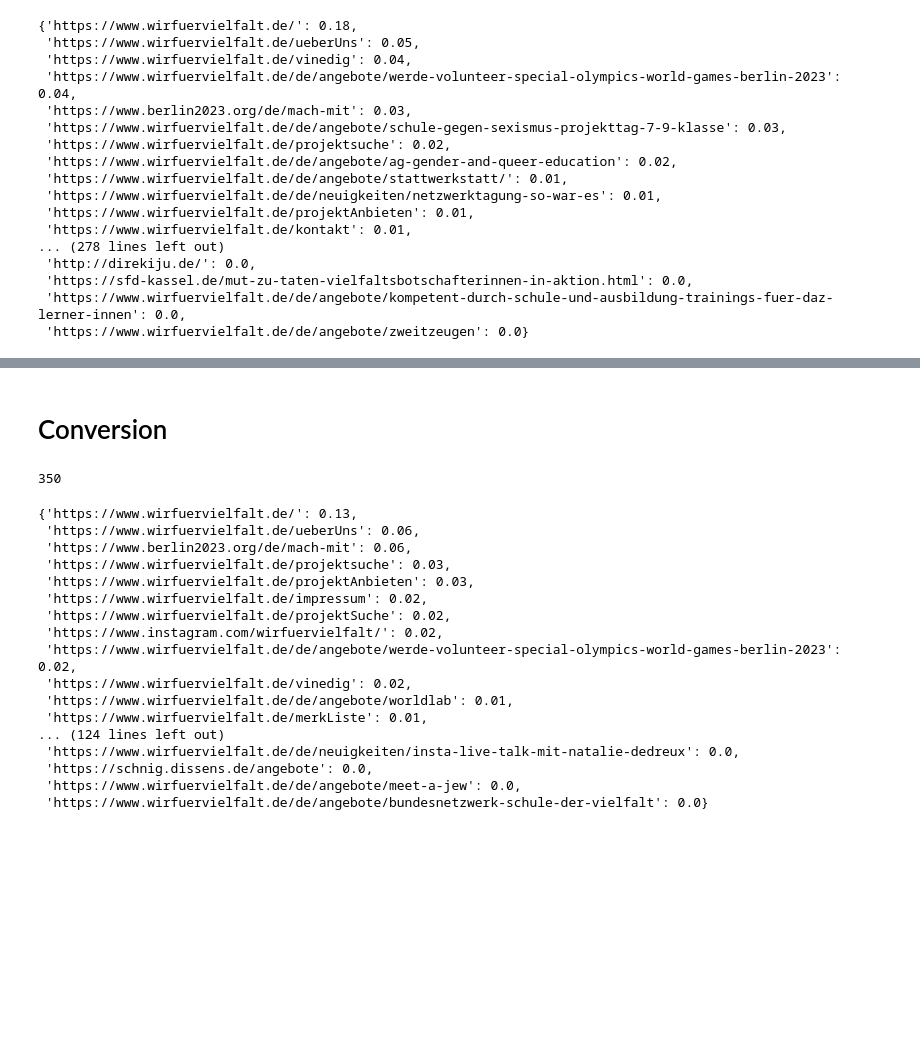
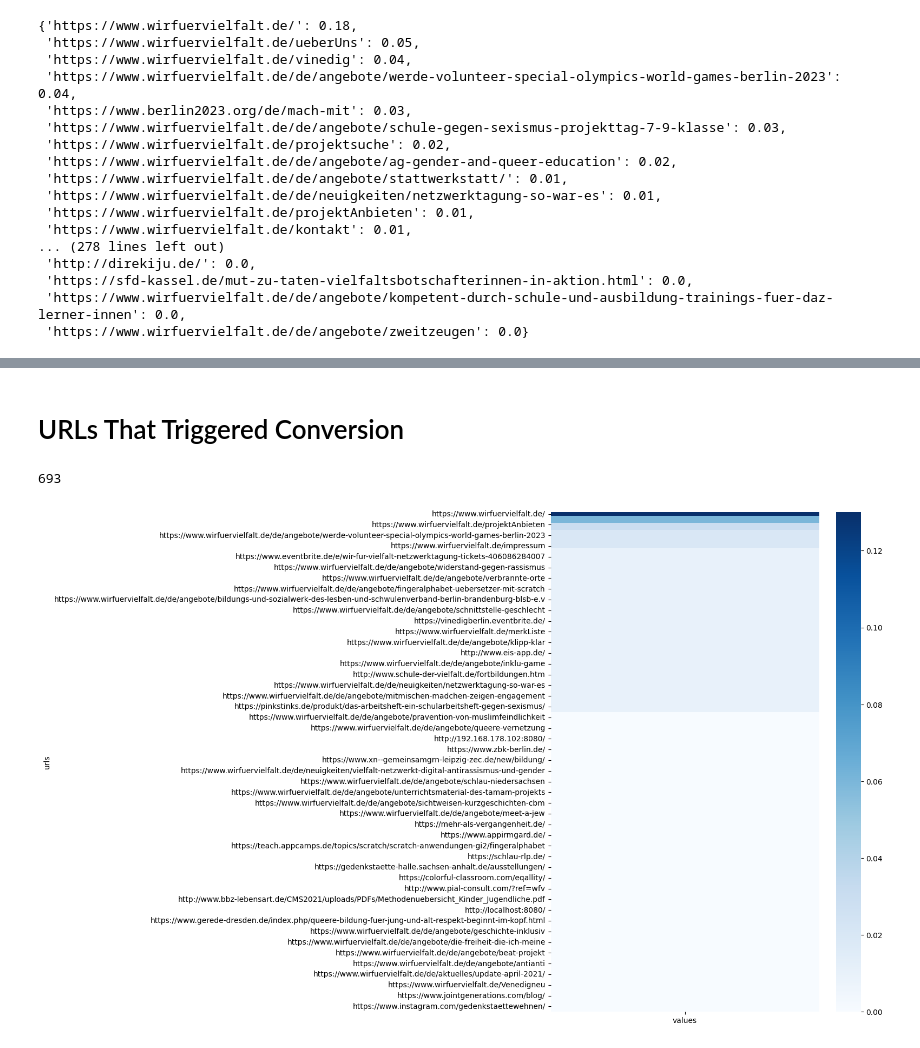
Before and after one commit to dssg-berlin/web-tracking-analytics, a Jupyter notebook: notebooks/istiyak/eda.ipynb, the cells around one changed output, grey strips where cells are left out. Cells and saved outputs as stored; diff of their text form; code cells hidden in the pictures; blank space fills up the shorter version.

```diff
--- a/notebooks/istiyak/eda.ipynb
+++ b/notebooks/istiyak/eda.ipynb
@@ -249,5 +215,5 @@ plt.show()
 # %% [markdown]
-# Conversion
+# URLs That Triggered Conversion
 # %%
 import math
 
@@ -258,48 +224,40 @@ for index, row in goal_df.iterrows():
 
     i = 0
     last_url = None
-    while i < 75:
-        row_header = 'url (actionDetails {i})'.format(i = i+1)
-        if type(row[row_header]) != str and math.isnan(row[row_header]):
-            last_url = row['url (actionDetails {i})'.format(i = i)]
-            break
+    while i < 76:
+
+        if i == 75:
+            row_header = 'url (actionDetails {i})'.format(i = i)
+            if type(row[row_header]) == str:
+                last_url = row['url (actionDetails {i})'.format(i = i)]
+        else:
+            row_header = 'url (actionDetails {i})'.format(i = i+1)
+            if type(row[row_header]) != str and math.isnan(row[row_header]):
+                last_url = row['url (actionDetails {i})'.format(i = i)]
+                break
         i += 1
 
+    if "192.168.178.102" not in last_url and "localhost" not in last_url:
+        last_url_list.append(last_url)
     last_url_list.append(last_url)
 
 len(last_url_list)
 # %% [output]
-350
+693
 # %%
 total_url = len(last_url_list)
 all_url_freq = {}
 
 for item in last_url_list:
     if (item in all_url_freq):
         all_url_freq[item] += 1
     else:
         all_url_freq[item] = 1
 
 for k, v in all_url_freq.items():
     all_url_freq[k] = round(v/total_url, 2)
 
 all_url_freq = dict(sorted(all_url_freq.items(), key=lambda item: item[1], reverse=True))
-all_url_freq
+draw_heatmap(all_url_freq.keys(), all_url_freq.values())
 # %% [output]
-{'https://www.wirfuervielfalt.de/': 0.13,
- 'https://www.wirfuervielfalt.de/ueberUns': 0.06,
- 'https://www.berlin2023.org/de/mach-mit': 0.06,
- 'https://www.wirfuervielfalt.de/projektsuche': 0.03,
- 'https://www.wirfuervielfalt.de/projektAnbieten': 0.03,
- 'https://www.wirfuervielfalt.de/impressum': 0.02,
- 'https://www.wirfuervielfalt.de/projektSuche': 0.02,
- 'https://www.instagram.com/wirfuervielfalt/': 0.02,
- 'https://www.wirfuervielfalt.de/de/angebote/werde-volunteer-special-olympics-world-games-berlin-2023': 0.02,
- 'https://www.wirfuervielfalt.de/vinedig': 0.02,
- 'https://www.wirfuervielfalt.de/de/angebote/worldlab': 0.01,
- 'https://www.wirfuervielfalt.de/merkListe': 0.01,
-... (124 lines left out)
- 'https://www.wirfuervielfalt.de/de/neuigkeiten/insta-live-talk-mit-natalie-dedreux': 0.0,
- 'https://schnig.dissens.de/angebote': 0.0,
- 'https://www.wirfuervielfalt.de/de/angebote/meet-a-jew': 0.0,
- 'https://www.wirfuervielfalt.de/de/angebote/bundesnetzwerk-schule-der-vielfalt': 0.0}
+[figure, added]
```
Also changed, not shown: parts of 28 cells of this notebook.
